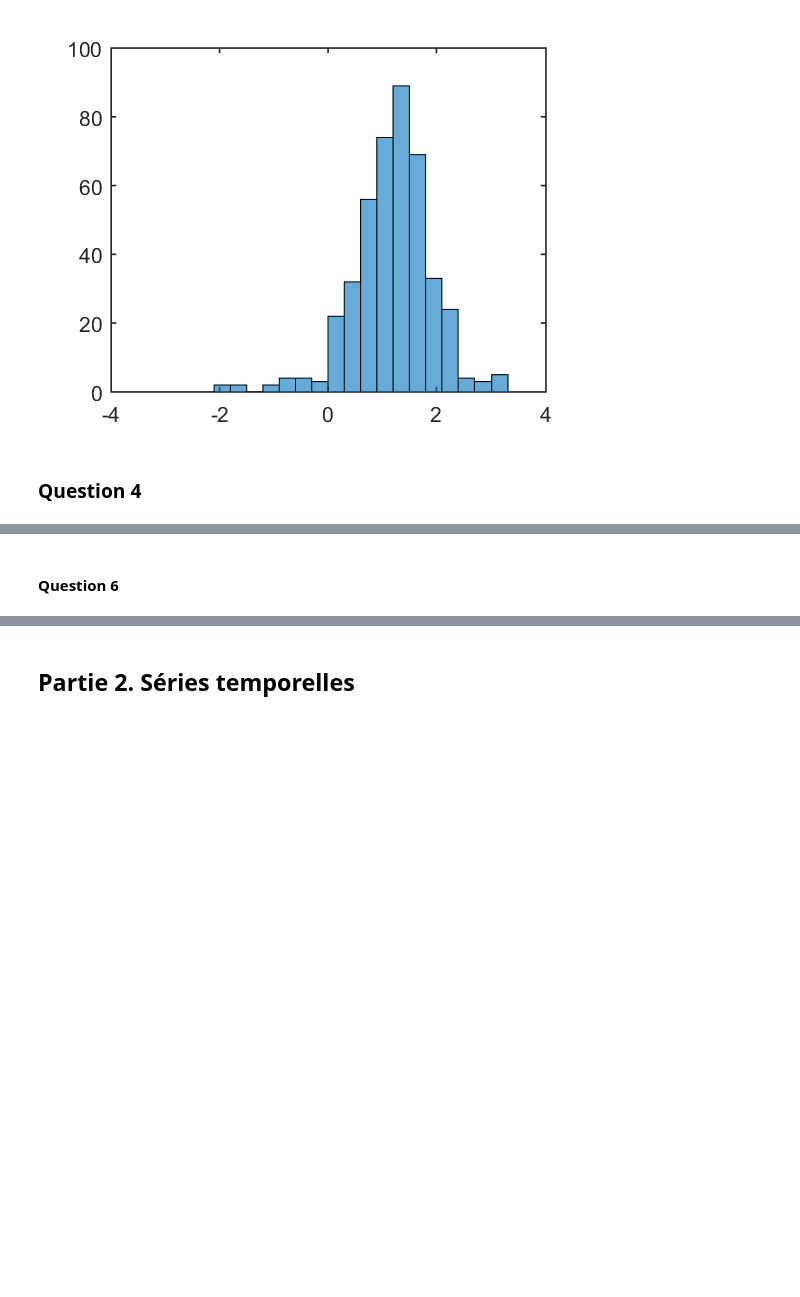
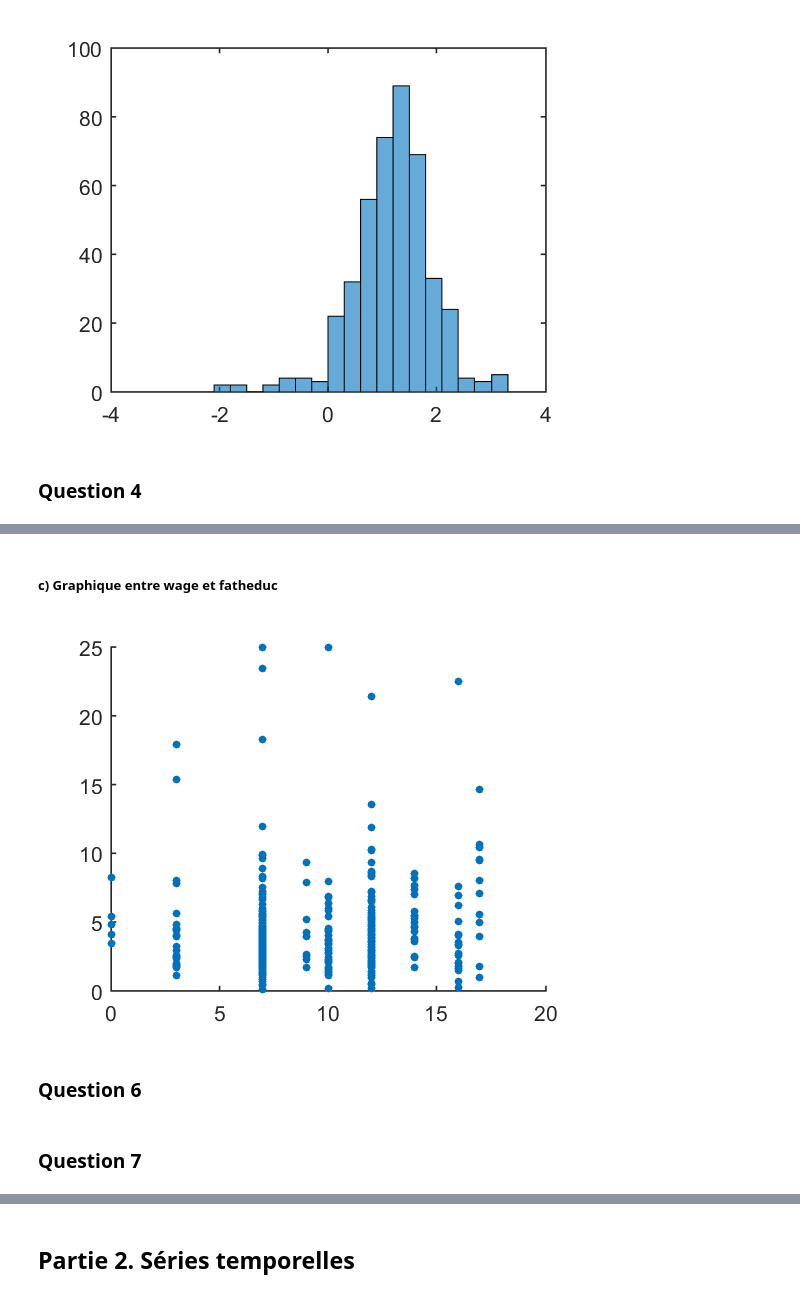
Before and after one commit to Juliette-Soler/Project-SIM207b, a Jupyter notebook: Projet.ipynb, the cells around one changed output, grey strips where cells are left out. Drawn from its saved outputs; the diff is of its cells as text; code cells hidden in the pictures; blank space fills up the shorter version.

```diff
--- a/Projet.ipynb
+++ b/Projet.ipynb
@@ -129,0 +168,6 @@ histogram(lwage)
+# %% [markdown]
+##### c) Graphique entre wage et fatheduc
+# %%
+scatter(S(:,16),S(:,7), 15, 'filled')
+# %% [output]
+[figure, added]
@@ -130,2 +178,4 @@ histogram(lwage)
 # %% [markdown]
-#### Question 6
+### Question 6
+# %% [markdown]
+### Question 7
```
Also changed, not shown: parts of 32 cells of this notebook.
